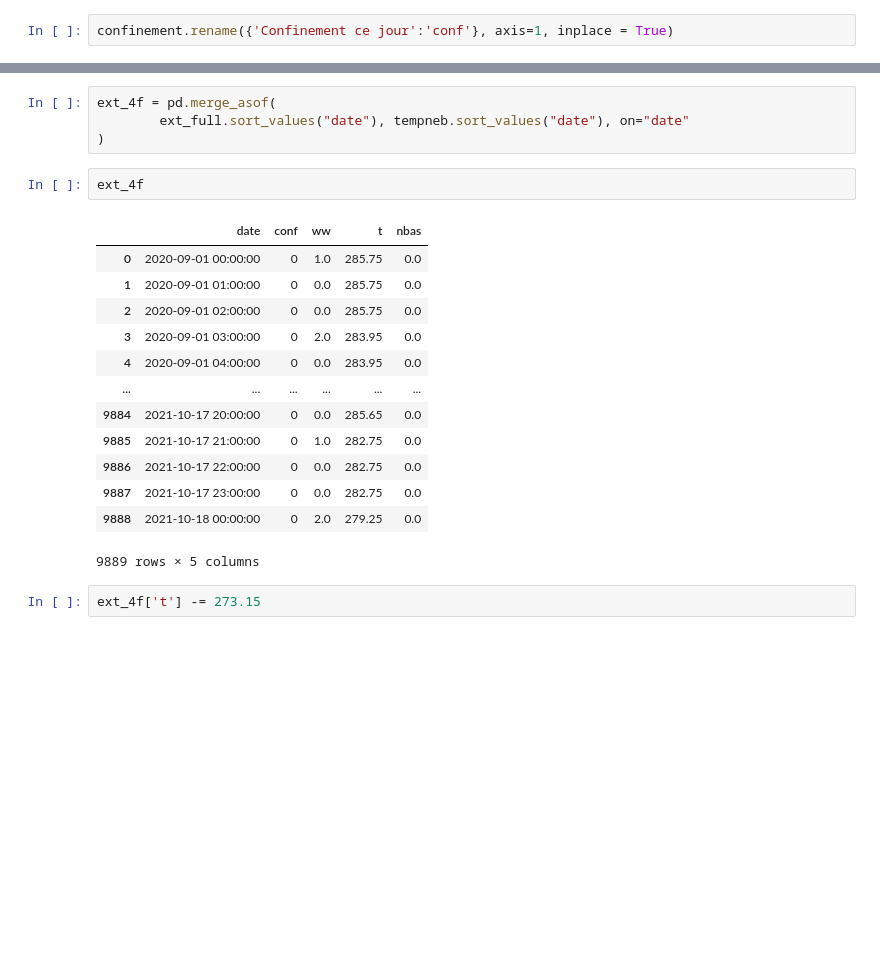
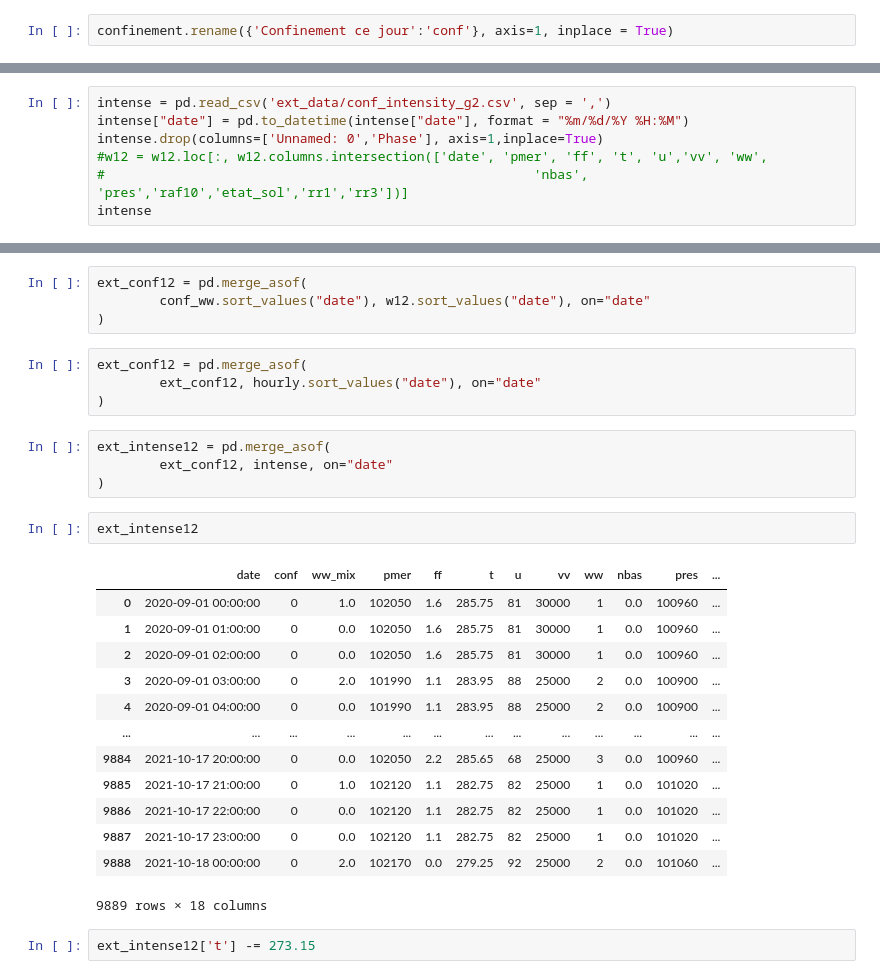
Before and after one commit to cedotorpedo/bike-prediction-project, a Jupyter notebook: merging _jupyter.ipynb, the cells around one changed output, grey strips where cells are left out. Cells and saved outputs as stored; diff of their text form; blank space fills up the shorter version.

```diff
--- a/merging _jupyter.ipynb
+++ b/merging _jupyter.ipynb
@@ -212,0 +233,7 @@ Timestamp('2021-10-18 00:00:00')
+# %%
+intense = pd.read_csv('ext_data/conf_intensity_g2.csv', sep = ',')
+intense["date"] = pd.to_datetime(intense["date"], format = "%m/%d/%Y %H:%M")
+intense.drop(columns=['Unnamed: 0','Phase'], axis=1,inplace=True)
+#w12 = w12.loc[:, w12.columns.intersection(['date', 'pmer', 'ff', 't', 'u','vv', 'ww',
+#                                                       'nbas', 'pres','raf10','etat_sol','rr1','rr3'])]
+intense
@@ -213,23 +254,31 @@ Timestamp('2021-10-18 00:00:00')
 # %%
-ext_4f = pd.merge_asof(
-        ext_full.sort_values("date"), tempneb.sort_values("date"), on="date"
+ext_conf12 = pd.merge_asof(
+        conf_ww.sort_values("date"), w12.sort_values("date"), on="date"
 )
+# %%
+ext_conf12 = pd.merge_asof(
+        ext_conf12, hourly.sort_values("date"), on="date"
+)
 # %%
-ext_4f
+ext_intense12 = pd.merge_asof(
+        ext_conf12, intense, on="date"
+)
-# %% [output]
-|  | date | conf | ww | t | nbas |
-| 0 | 2020-09-01 00:00:00 | 0 | 1.0 | 285.75 | 0.0 |
-| 1 | 2020-09-01 01:00:00 | 0 | 0.0 | 285.75 | 0.0 |
-| 2 | 2020-09-01 02:00:00 | 0 | 0.0 | 285.75 | 0.0 |
-| 3 | 2020-09-01 03:00:00 | 0 | 2.0 | 283.95 | 0.0 |
-| 4 | 2020-09-01 04:00:00 | 0 | 0.0 | 283.95 | 0.0 |
-| ... | ... | ... | ... | ... | ... |
-| 9884 | 2021-10-17 20:00:00 | 0 | 0.0 | 285.65 | 0.0 |
-| 9885 | 2021-10-17 21:00:00 | 0 | 1.0 | 282.75 | 0.0 |
-| 9886 | 2021-10-17 22:00:00 | 0 | 0.0 | 282.75 | 0.0 |
-| 9887 | 2021-10-17 23:00:00 | 0 | 0.0 | 282.75 | 0.0 |
-| 9888 | 2021-10-18 00:00:00 | 0 | 2.0 | 279.25 | 0.0 |
-9889 rows × 5 columns
+# %%
+ext_intense12
+# %% [output]
+|  | date | conf | ww_mix | pmer | ff | t | u | vv | ww | nbas | pres | ... |
+| 0 | 2020-09-01 00:00:00 | 0 | 1.0 | 102050 | 1.6 | 285.75 | 81 | 30000 | 1 | 0.0 | 100960 | ... |
+| 1 | 2020-09-01 01:00:00 | 0 | 0.0 | 102050 | 1.6 | 285.75 | 81 | 30000 | 1 | 0.0 | 100960 | ... |
+| 2 | 2020-09-01 02:00:00 | 0 | 0.0 | 102050 | 1.6 | 285.75 | 81 | 30000 | 1 | 0.0 | 100960 | ... |
+| 3 | 2020-09-01 03:00:00 | 0 | 2.0 | 101990 | 1.1 | 283.95 | 88 | 25000 | 2 | 0.0 | 100900 | ... |
+| 4 | 2020-09-01 04:00:00 | 0 | 0.0 | 101990 | 1.1 | 283.95 | 88 | 25000 | 2 | 0.0 | 100900 | ... |
+| ... | ... | ... | ... | ... | ... | ... | ... | ... | ... | ... | ... | ... |
+| 9884 | 2021-10-17 20:00:00 | 0 | 0.0 | 102050 | 2.2 | 285.65 | 68 | 25000 | 3 | 0.0 | 100960 | ... |
+| 9885 | 2021-10-17 21:00:00 | 0 | 1.0 | 102120 | 1.1 | 282.75 | 82 | 25000 | 1 | 0.0 | 101020 | ... |
+| 9886 | 2021-10-17 22:00:00 | 0 | 0.0 | 102120 | 1.1 | 282.75 | 82 | 25000 | 1 | 0.0 | 101020 | ... |
+| 9887 | 2021-10-17 23:00:00 | 0 | 0.0 | 102120 | 1.1 | 282.75 | 82 | 25000 | 1 | 0.0 | 101020 | ... |
+| 9888 | 2021-10-18 00:00:00 | 0 | 2.0 | 102170 | 0.0 | 279.25 | 92 | 25000 | 2 | 0.0 | 101060 | ... |
+9889 rows × 18 columns
 # %%
-ext_4f['t'] -= 273.15
+ext_intense12['t'] -= 273.15
 # %%
```
Also changed, not shown: parts of 48 cells of this notebook, 24 other files.
